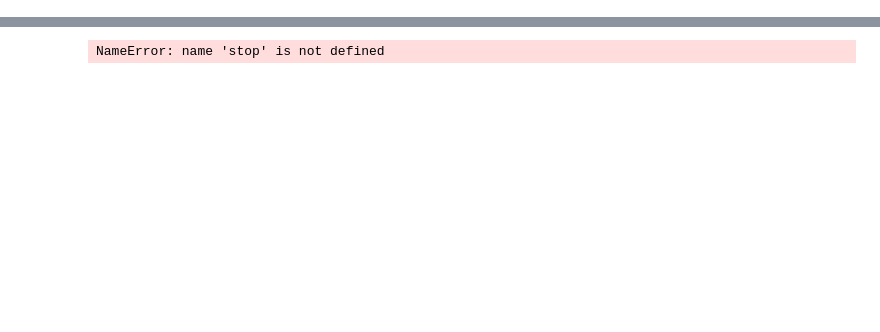
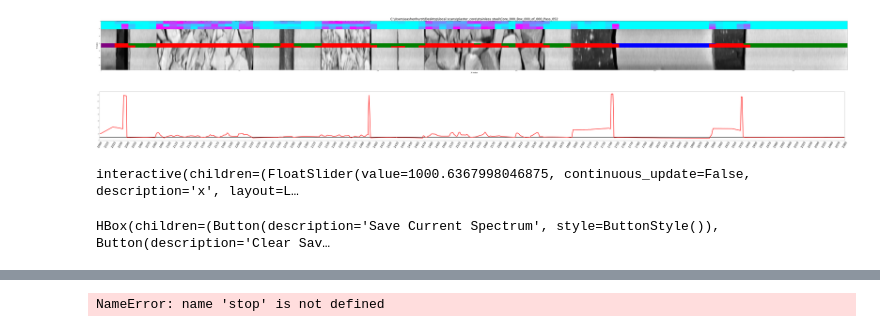
Before and after one commit to MinnoMinee/core-type, a Jupyter notebook: tmca_viewer.ipynb, the cells around one changed output, grey strips where cells are left out. Cells and saved outputs as stored; diff of their text form; code cells hidden in the pictures; blank space fills up the shorter version.

```diff
--- a/tmca_viewer.ipynb
+++ b/tmca_viewer.ipynb
@@ -271,0 +313,13 @@ interactive(children=(FloatSlider(value=604.7898044433593, continuous_update=Fal
+# %%
+path = r"C:\Users\eashenhurst\Desktop\local scans\plaster_core\stainless steel\Core_000_Box_000_of_000_Pass_052"
+
+lp = LP(path, window_size = 10, noise_threshold=0.1)
+#lp._save_correction_windows(xrf_window_size = 10, height = 10, dpi = 25)
+lp._plot_correction_windows(xrf_window_size = 10, height = 10, dpi = 25)
+plot_clearance(lp)
+xrf_windows_view(path, sf, of, merged = True)
+# %% [output]
+[figure, added]
+[figure, added]
+interactive(children=(FloatSlider(value=1000.6367998046875, continuous_update=False, description='x', layout=L…
+HBox(children=(Button(description='Save Current Spectrum', style=ButtonStyle()), Button(description='Clear Sav…
```
Also changed, not shown: parts of 9 cells of this notebook, 2 other files.
